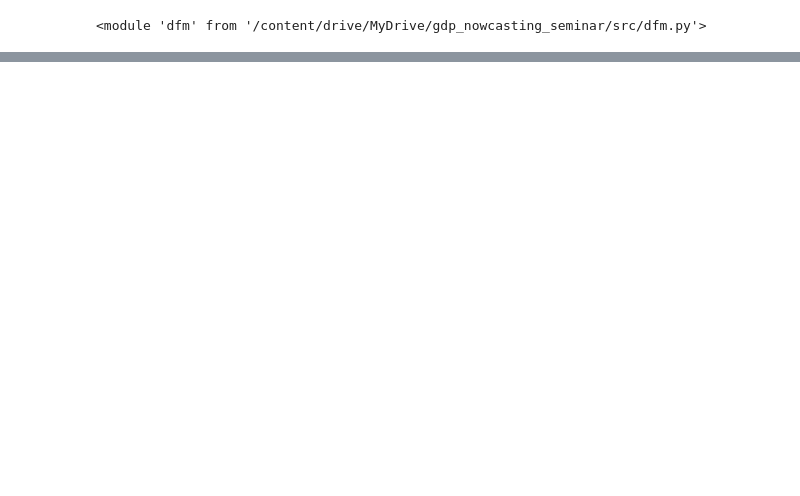
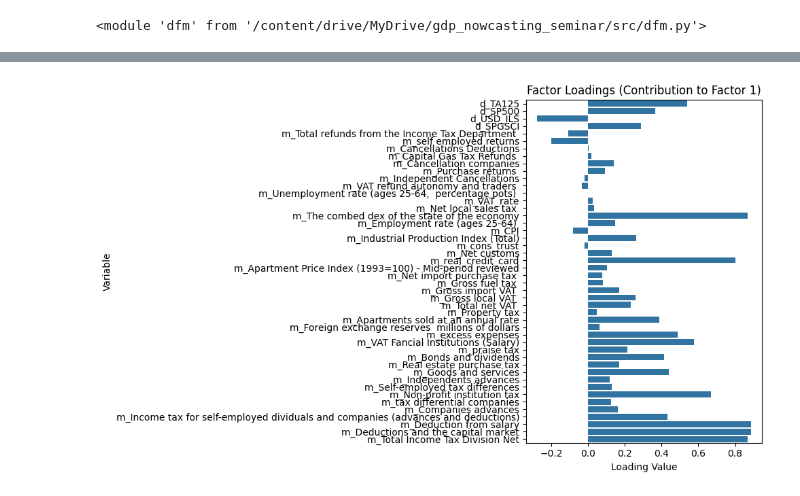
Before and after one commit to EladBenjo/gdp-nowcasting-seminar, a Jupyter notebook: Notebooks/03_dfm_selection.ipynb, the cells around one changed output, grey strips where cells are left out. Cells and saved outputs as stored; diff of their text form; code cells hidden in the pictures; blank space fills up the shorter version.

```diff
--- a/Notebooks/03_dfm_selection.ipynb
+++ b/Notebooks/03_dfm_selection.ipynb
@@ -353,0 +289,2 @@ ValueError: Removal of missing values has eliminated all data.
+# %%
+init_powell = mod_init.fit(method="powell", maxiter=15, disp=True)
@@ -353,0 +300,13 @@ ValueError: Removal of missing values has eliminated all data.
+# %%
+init_res = mod_init.fit(
+    start_params=init_powell.params,
+    method="lbfgs",
+    maxiter=50,
+    full_output=True,
+    disp=True,
+    optim_score='approx',
+    optim_kwds={
+        "pgtol": 1e-6,
+        "maxfun": 5000
+    }
+)
@@ -353,0 +326,14 @@ ValueError: Removal of missing values has eliminated all data.
+# %%
+mod_final = sm.tsa.DynamicFactor(
+    x_train_z_score,
+    k_factors=k_factors,
+    factor_order=factor_order,
+    error_cov_type="diagonal"
+)
+# %%
+final_res = mod_final.fit(
+    start_params=init_res.params,
+    method="lbfgs",
+    maxiter=50,
+    disp=True
+)
@@ -353,0 +427,16 @@ ValueError: Removal of missing values has eliminated all data.
+# %%
+import matplotlib.pyplot as plt
+import seaborn as sns
+
+loadings = final_res.params.filter(like='loading')
+loadings.index = [colname.replace('loading.f1.', '') for colname in loadings.index]
+
+plt.figure(figsize=(10, 6))
+sns.barplot(x=loadings.values, y=loadings.index)
+plt.title('Factor Loadings (Contribution to Factor 1)')
+plt.xlabel('Loading Value')
+plt.ylabel('Variable')
+plt.tight_layout()
+plt.show()
+# %% [output]
+[figure, added]
```
Also changed, not shown: parts of 33 cells of this notebook, 4 other files.
